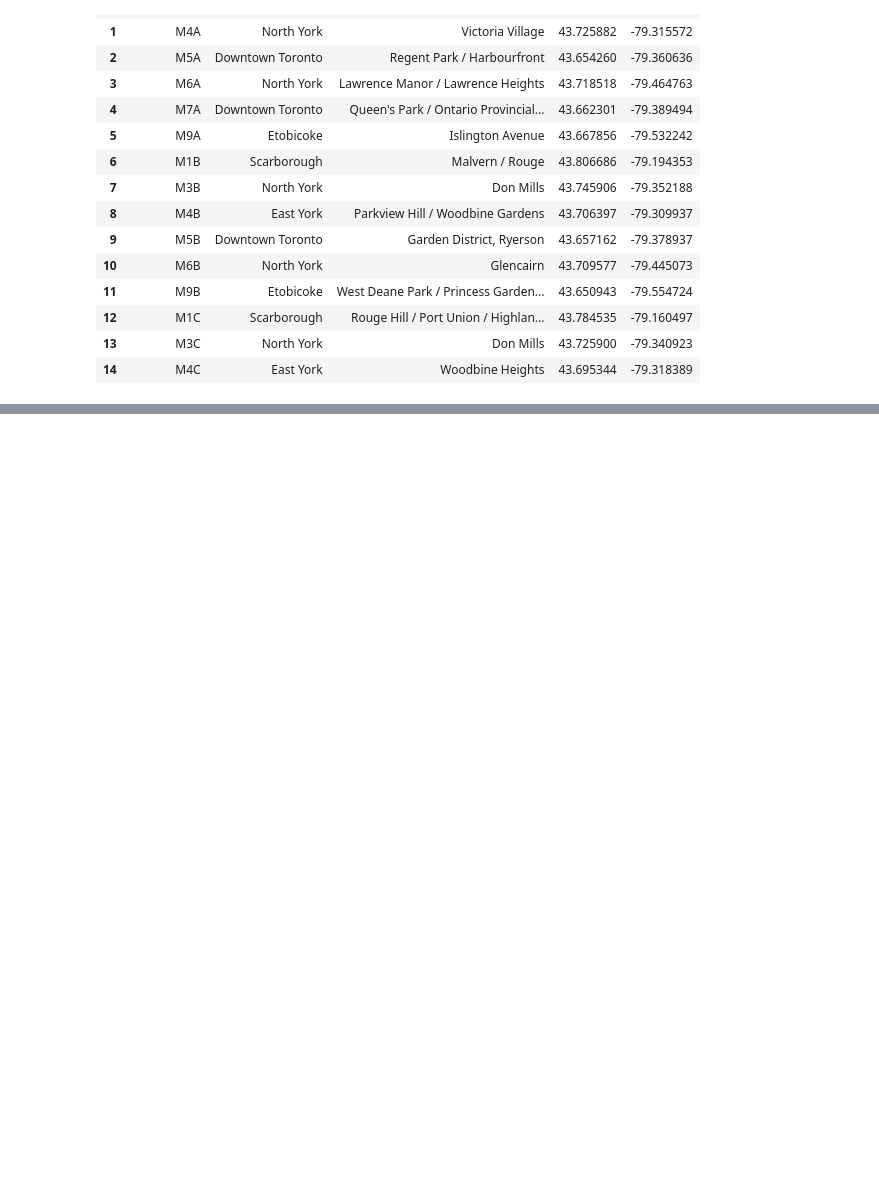
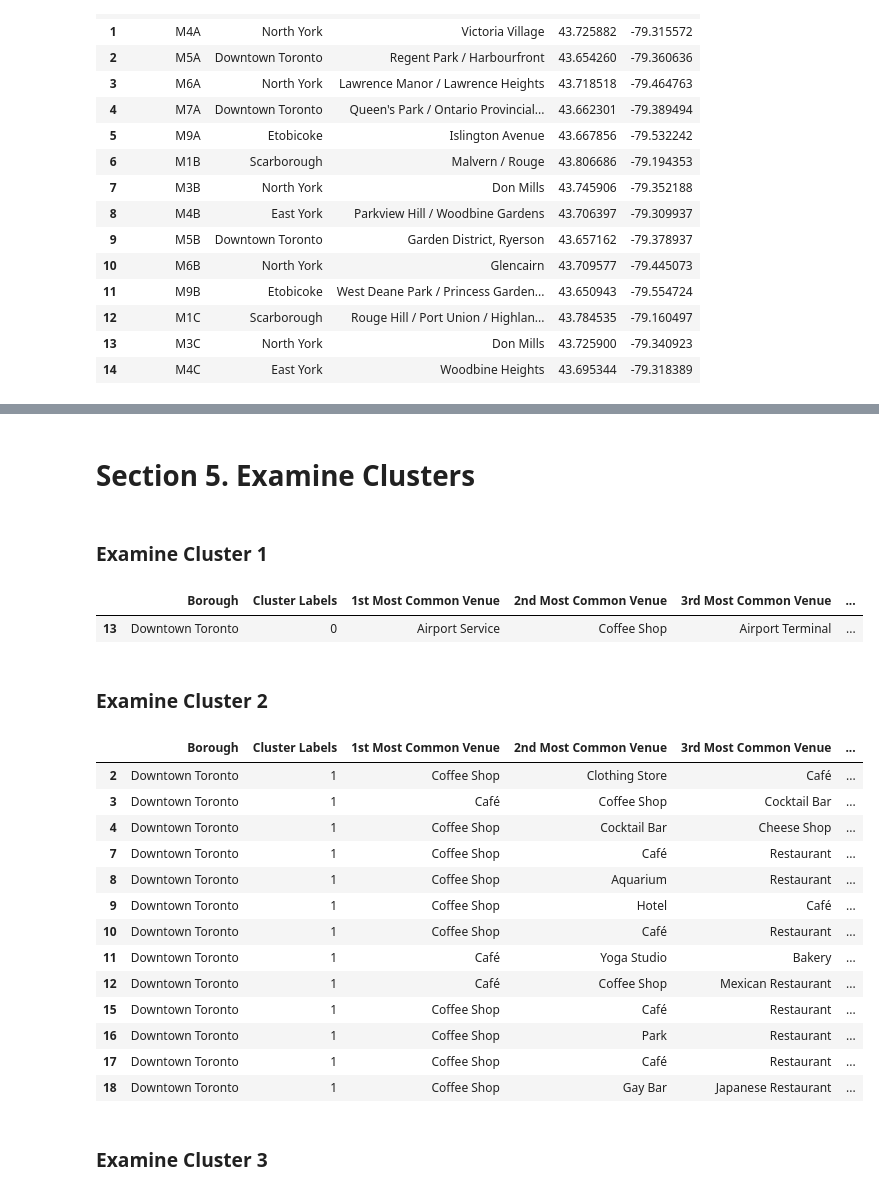
Before and after one commit to madhupottabathula/Madhu-github-rep1, a Jupyter notebook: MP_DSCapstone_week3Assignment_Segmenting_Clusterin.ipynb, the cells around one changed output, grey strips where cells are left out. Saved outputs shown, nothing was run; the diff lists cells and outputs as text; code cells hidden in the pictures; blank space fills up the shorter version.

```diff
--- a/MP_DSCapstone_week3Assignment_Segmenting_Clusterin.ipynb
+++ b/MP_DSCapstone_week3Assignment_Segmenting_Clusterin.ipynb
@@ -170,0 +648,21 @@ Toronto_neighborhood.head(15)
+# %%
+num_top_venues = 10
+
+indicators = ['st', 'nd', 'rd']
+
+# create columns according to number of top venues
+columns = ['Neighborhood']
+for ind in np.arange(num_top_venues):
+    try:
+        columns.append('{}{} Most Common Venue'.format(ind+1, indicators[ind]))
+    except:
+        columns.append('{}th Most Common Venue'.format(ind+1))
+
+# create a new dataframe
+neighborhoods_venues_sorted = pd.DataFrame(columns=columns)
+neighborhoods_venues_sorted['Neighborhood'] = torontodt_grouped['Neighborhood']
+
+for ind in np.arange(torontodt_grouped.shape[0]):
+    neighborhoods_venues_sorted.iloc[ind, 1:] = return_most_common_venues(torontodt_grouped.iloc[ind, :], num_top_venues)
+
+neighborhoods_venues_sorted.head()
@@ -170,0 +680,11 @@ Toronto_neighborhood.head(15)
+# %%
+# set number of clusters
+kclusters = 5
+
+toronto_grouped_clustering = torontodt_grouped.drop('Neighborhood', 1)
+
+# run k-means clustering
+kmeans = KMeans(n_clusters=kclusters, random_state=0).fit(toronto_grouped_clustering)
+
+# check cluster labels generated for each row in the dataframe
+kmeans.labels_[0:10]
@@ -170,0 +695,10 @@ Toronto_neighborhood.head(15)
+# %%
+# add clustering labels
+neighborhoods_venues_sorted.insert(0, 'Cluster Labels', kmeans.labels_)
+
+torontodt_merged = downtoronto_df
+
+# merge toronto_grouped with toronto_data to add latitude/longitude for each neighborhood
+torontodt_merged = torontodt_merged.join(neighborhoods_venues_sorted.set_index('Neighborhood'), on='Neighborhood')
+
+torontodt_merged.head() # check the last columns!
@@ -170,0 +740,30 @@ Toronto_neighborhood.head(15)
+# %% [markdown]
+# Section 5. Examine Clusters
+# %% [markdown]
+### Examine Cluster 1
+# %%
+torontodt_merged.loc[torontodt_merged['Cluster Labels'] == 0, torontodt_merged.columns[[1] + list(range(5, torontodt_merged.shape[1]))]]
+# %% [output]
+|  | Borough | Cluster Labels | 1st Most Common Venue | 2nd Most Common Venue | 3rd Most Common Venue | ... |
+| 13 | Downtown Toronto | 0 | Airport Service | Coffee Shop | Airport Terminal | ... |
+# %% [markdown]
+### Examine Cluster 2
+# %%
+torontodt_merged.loc[torontodt_merged['Cluster Labels'] == 1, torontodt_merged.columns[[1] + list(range(5, torontodt_merged.shape[1]))]]
+# %% [output]
+|  | Borough | Cluster Labels | 1st Most Common Venue | 2nd Most Common Venue | 3rd Most Common Venue | ... |
+| 2 | Downtown Toronto | 1 | Coffee Shop | Clothing Store | Café | ... |
+| 3 | Downtown Toronto | 1 | Café | Coffee Shop | Cocktail Bar | ... |
+| 4 | Downtown Toronto | 1 | Coffee Shop | Cocktail Bar | Cheese Shop | ... |
+| 7 | Downtown Toronto | 1 | Coffee Shop | Café | Restaurant | ... |
+| 8 | Downtown Toronto | 1 | Coffee Shop | Aquarium | Restaurant | ... |
+| 9 | Downtown Toronto | 1 | Coffee Shop | Hotel | Café | ... |
+| 10 | Downtown Toronto | 1 | Coffee Shop | Café | Restaurant | ... |
+| 11 | Downtown Toronto | 1 | Café | Yoga Studio | Bakery | ... |
+| 12 | Downtown Toronto | 1 | Café | Coffee Shop | Mexican Restaurant | ... |
+| 15 | Downtown Toronto | 1 | Coffee Shop | Café | Restaurant | ... |
+| 16 | Downtown Toronto | 1 | Coffee Shop | Park | Restaurant | ... |
+| 17 | Downtown Toronto | 1 | Coffee Shop | Café | Restaurant | ... |
+| 18 | Downtown Toronto | 1 | Coffee Shop | Gay Bar | Japanese Restaurant | ... |
+# %% [markdown]
+### Examine Cluster 3
```
Also changed, not shown: parts of 69 cells of this notebook.
